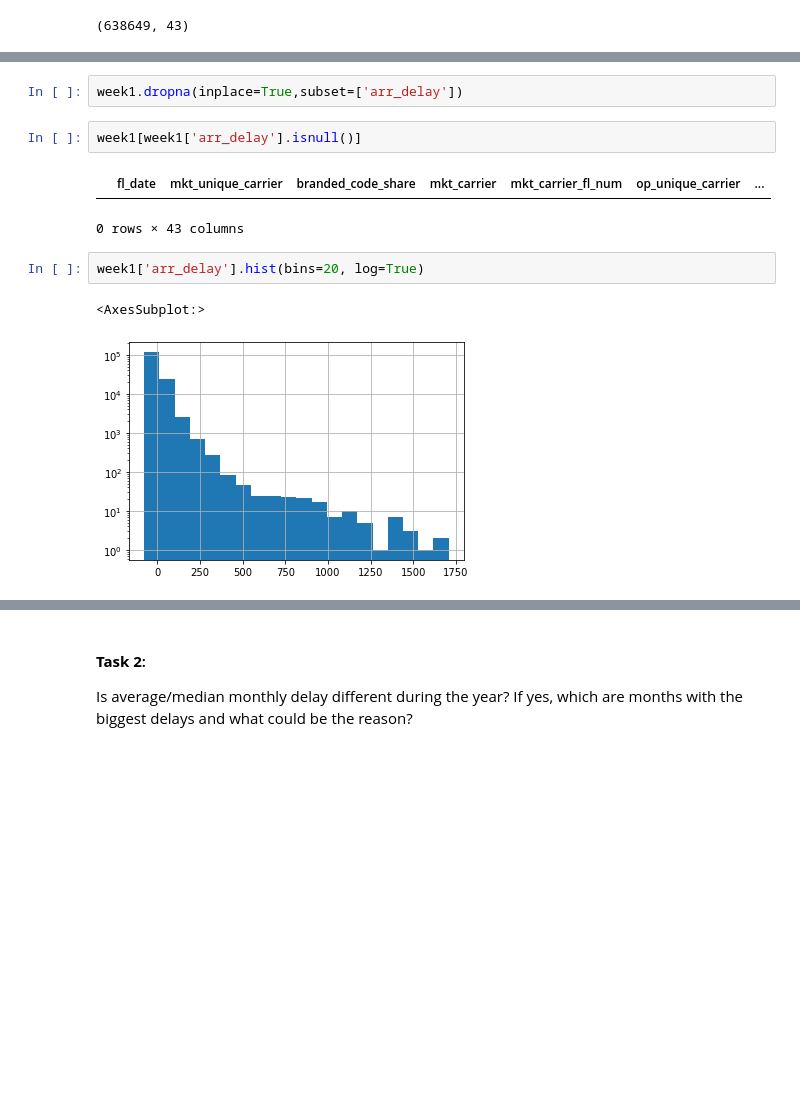
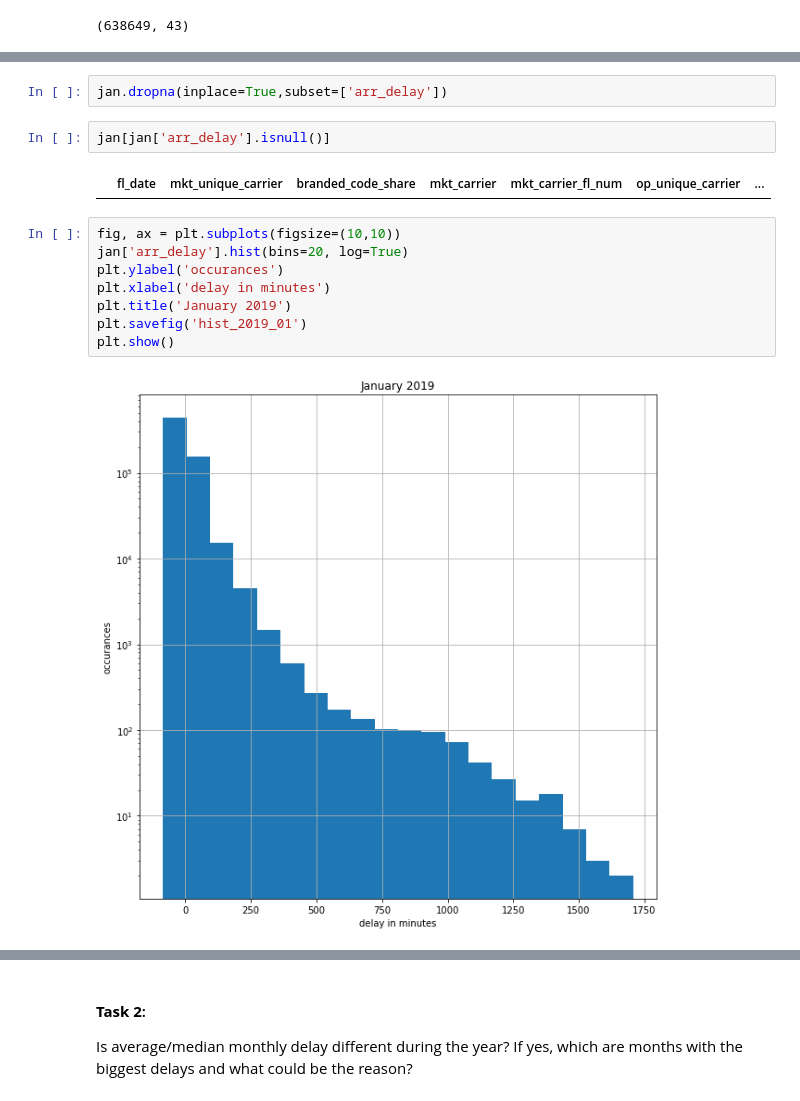
Before and after one commit to KyleKulas/Flight_Delay_Prediction, a Jupyter notebook: Kyle_eda/kyle_exploratory_analysis.ipynb, the cells around one changed output, grey strips where cells are left out. Saved outputs shown, nothing was run; the diff lists cells and outputs as text; blank space fills up the shorter version.

```diff
--- a/Kyle_eda/kyle_exploratory_analysis.ipynb
+++ b/Kyle_eda/kyle_exploratory_analysis.ipynb
@@ -128,13 +93,17 @@ Name: arr_delay, dtype: int64
 # %%
-week1.dropna(inplace=True,subset=['arr_delay'])
+jan.dropna(inplace=True,subset=['arr_delay'])
 # %%
-week1[week1['arr_delay'].isnull()]
+jan[jan['arr_delay'].isnull()]
 # %% [output]
 |  | fl_date | mkt_unique_carrier | branded_code_share | mkt_carrier | mkt_carrier_fl_num | op_unique_carrier | ... |
-0 rows × 43 columns
-# %%
-week1['arr_delay'].hist(bins=20, log=True)
-# %% [output]
-<AxesSubplot:>
-[figure, removed]
+# %%
+fig, ax = plt.subplots(figsize=(10,10))
+jan['arr_delay'].hist(bins=20, log=True)
+plt.ylabel('occurances')
+plt.xlabel('delay in minutes')
+plt.title('January 2019')
+plt.savefig('hist_2019_01')
+plt.show()
+# %% [output]
+[figure, added]
 # %%
```
Also changed, not shown: parts of 44 cells of this notebook, 1 other file.
